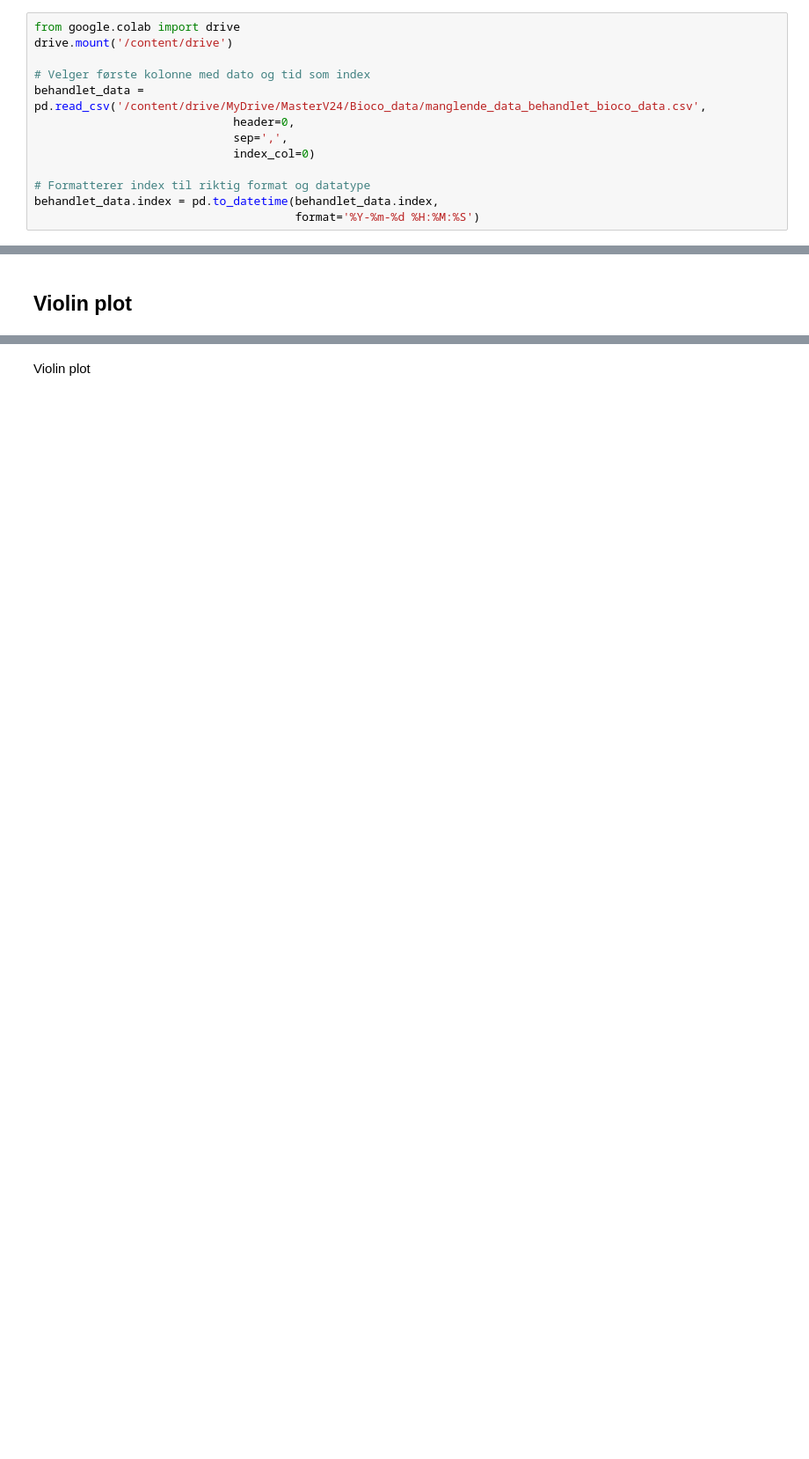
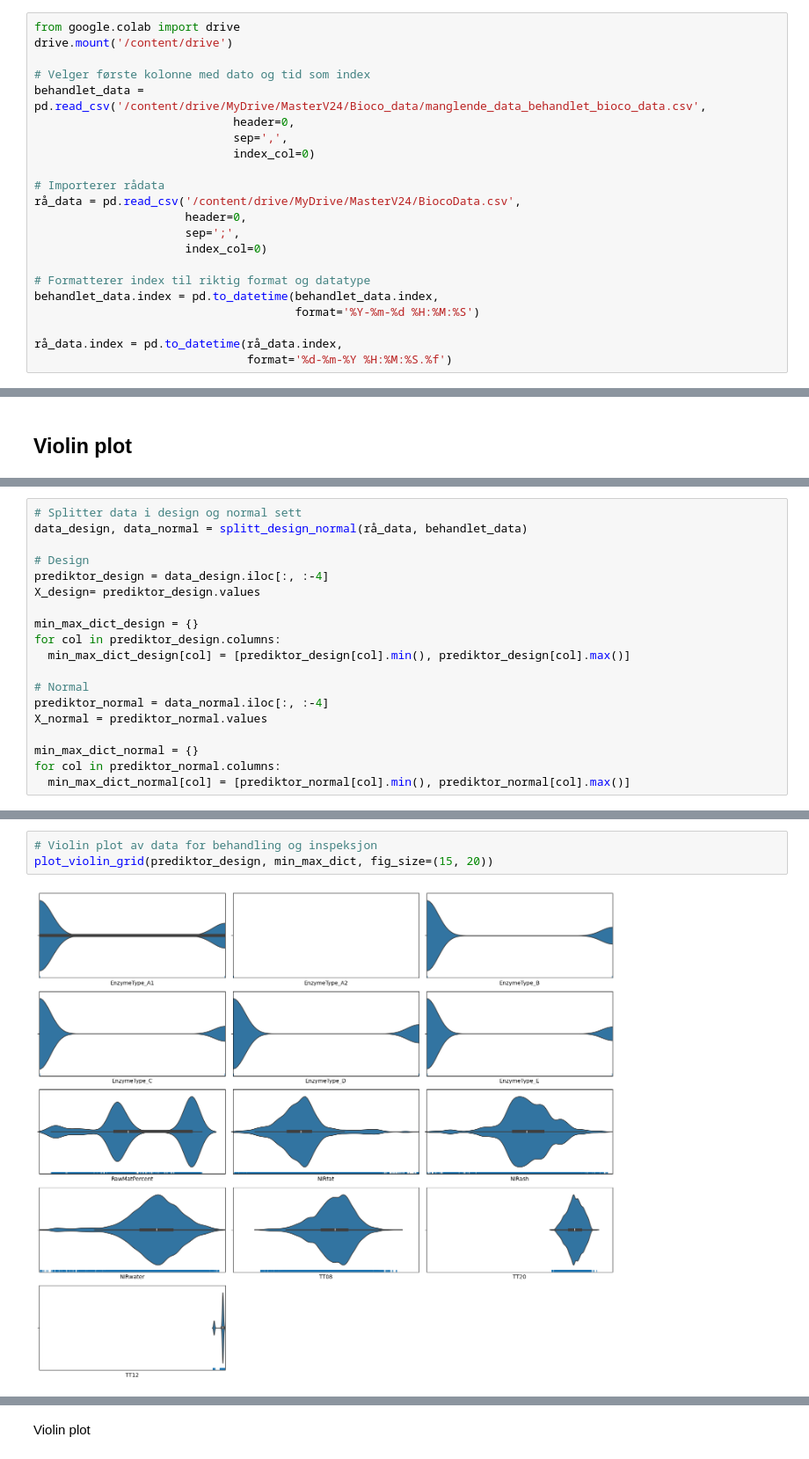
Before and after one commit to PreyPython123/Master-V24-Semiveiledet-Regresjon, a Jupyter notebook: Bioco_Databehandling_av_ekstremverdier.ipynb, the cells around one changed output, grey strips where cells are left out. Shown at 88% size. Saved outputs shown, nothing was run; the diff lists cells and outputs as text; blank space fills up the shorter version.

```diff
--- a/Bioco_Databehandling_av_ekstremverdier.ipynb
+++ b/Bioco_Databehandling_av_ekstremverdier.ipynb
@@ -50,8 +48,17 @@ behandlet_data = pd.read_csv('/content/drive/MyDrive/MasterV24/Bioco_data/mangle
                              sep=',',
                              index_col=0)
 
+# Importerer rådata
+rå_data = pd.read_csv('/content/drive/MyDrive/MasterV24/BiocoData.csv',
+                      header=0,
+                      sep=';',
+                      index_col=0)
+
 # Formatterer index til riktig format og datatype
 behandlet_data.index = pd.to_datetime(behandlet_data.index,
                                       format='%Y-%m-%d %H:%M:%S')
+
+rå_data.index = pd.to_datetime(rå_data.index,
+                               format='%d-%m-%Y %H:%M:%S.%f')
 # %% [output]
 Mounted at /content/drive
@@ -125,0 +382,19 @@ for nummer, indeks in zip(range(antall_kolonnner), prediktor_data):
+# %%
+# Splitter data i design og normal sett
+data_design, data_normal = splitt_design_normal(rå_data, behandlet_data)
+
+# Design
+prediktor_design = data_design.iloc[:, :-4]
+X_design= prediktor_design.values
+
+min_max_dict_design = {}
+for col in prediktor_design.columns:
+  min_max_dict_design[col] = [prediktor_design[col].min(), prediktor_design[col].max()]
+
+# Normal
+prediktor_normal = data_normal.iloc[:, :-4]
+X_normal = prediktor_normal.values
+
+min_max_dict_normal = {}
+for col in prediktor_normal.columns:
+  min_max_dict_normal[col] = [prediktor_normal[col].min(), prediktor_normal[col].max()]
@@ -125,0 +403,5 @@ for nummer, indeks in zip(range(antall_kolonnner), prediktor_data):
+# %%
+# Violin plot av data for behandling og inspeksjon
+plot_violin_grid(prediktor_design, min_max_dict, fig_size=(15, 20))
+# %% [output]
+[figure, added]
```
Also changed, not shown: parts of 113 cells of this notebook.
